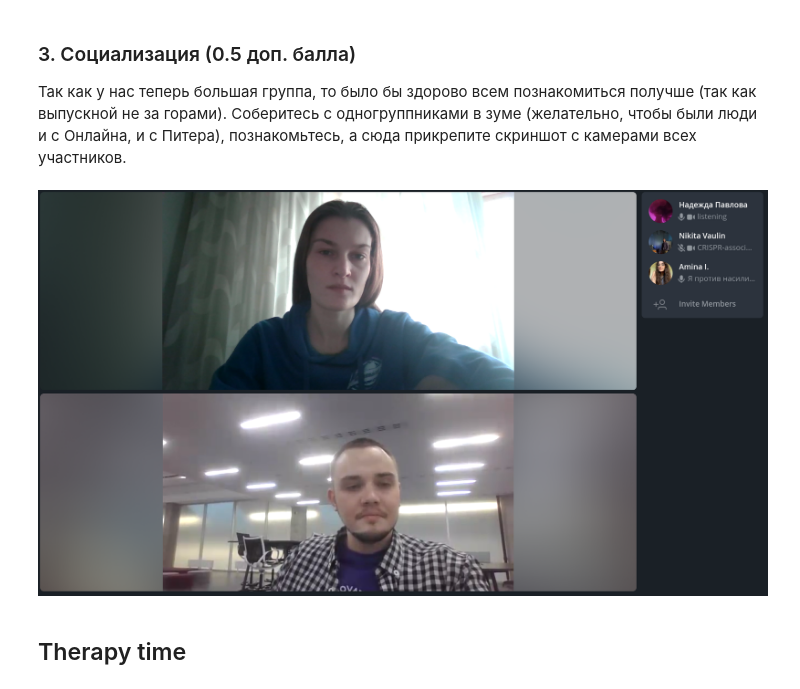
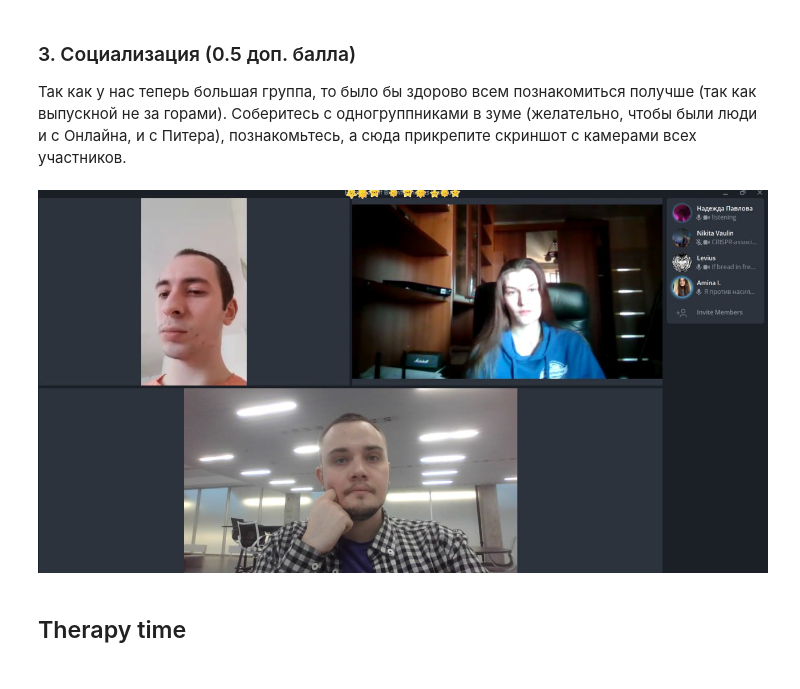
Before and after one commit to pavlovanadia/BI_ML_2023, a Jupyter notebook: HW1/code/KNN.ipynb, the cells around one changed output. Drawn from its saved outputs; the diff is of its cells as text; code cells hidden in the pictures.

```diff
--- a/HW1/code/KNN.ipynb
+++ b/HW1/code/KNN.ipynb
@@ -839,9 +839,9 @@ But if you lack computational resources or have enormous datasets or are time li
 
 Так как у нас теперь большая группа, то было бы здорово всем познакомиться получше (так как выпускной не за горами). Соберитесь с одногруппниками в зуме (желательно, чтобы были люди и с Онлайна, и с Питера), познакомьтесь, а сюда прикрепите скриншот с камерами всех участников.
 # %%
-Image("hj.png")
+Image("call.jpg")
 # %% [output]
-[figure, old version]
+[figure, new version]
 # %% [markdown]
 ## Therapy time
 # %% [markdown]
```
Also changed, not shown: 1 other file.
